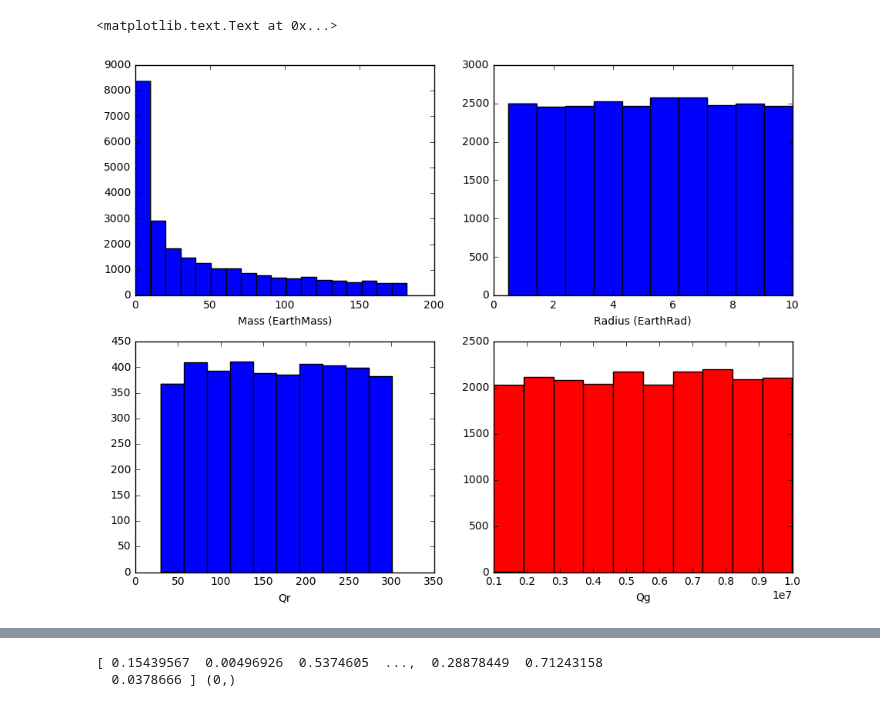
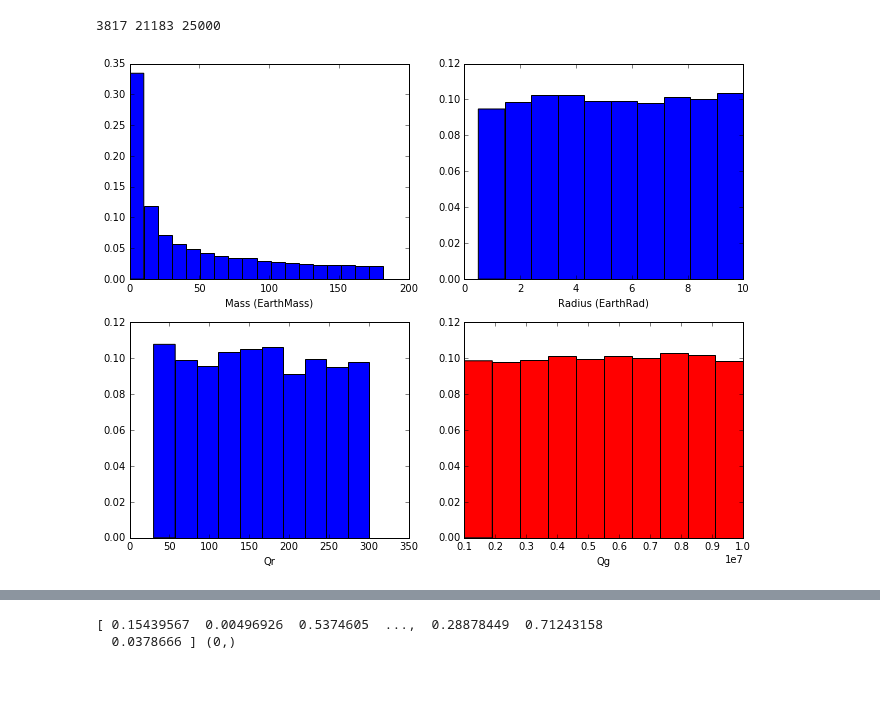
Before and after one commit to dm1681/Merging_Perts, a Jupyter notebook: Research/Merging_Perts/IC_gen.ipynb, the cells around one changed output, grey strips where cells are left out. Saved outputs shown, nothing was run; the diff lists cells and outputs as text; code cells hidden in the pictures; blank space fills up the shorter version.

```diff
--- a/Research/Merging_Perts/IC_gen.ipynb
+++ b/Research/Merging_Perts/IC_gen.ipynb
@@ -103,22 +103,24 @@ print (mass_list,dRadius,Qp,ecc_list,mass_list.shape,dRadius.shape,Qp.shape,ecc_
 # %%
 # now to graph above params in histograms
 fig,ax = plt.subplots(2,2)
 fig.set_size_inches(11,8.5)
 ran = max(mass_list)-min(mass_list)
-ax[0,0].hist(mass_list,bins=18) # 18 bins --> binwidth ~10 earthMass
-ax[0,1].hist(dRadius) # Uniform
+ax[0,0].hist(mass_list,bins=18,weights=np.zeros_like(mass_list)+1./mass_list.size) # 18 bins --> binwidth ~10 earthMass
+ax[0,1].hist(dRadius,weights=np.zeros_like(dRadius.value)+1./dRadius.size) # Uniform
 q_lower = np.where(Qp<=301)
 q_upper = np.where(Qp>301)
-ax[1,0].hist(Qp[q_lower])
-ax[1,1].hist(Qp[q_upper],color='r')
+ax[1,0].hist(Qp[q_lower],weights=np.zeros_like(Qp[q_lower])+1./Qp[q_lower].size)
+ax[1,1].hist(Qp[q_upper],weights=np.zeros_like(Qp[q_upper])+1./Qp[q_upper].size,color='r')
 
 ax[0,0].set_xlabel('Mass (EarthMass)')
 ax[0,1].set_xlabel('Radius (EarthRad)')
 ax[1,0].set_xlabel('Qr')
 ax[1,1].set_xlabel('Qg')
+
+print(Qp[q_lower].size,Qp[q_upper].size,Qp[q_lower].size + Qp[q_upper].size)
 # %% [output]
-<matplotlib.text.Text at 0x...>
+3817 21183 25000
-[figure, old version]
+[figure, new version]
 # %%
 # Parameters still need to do, by file
 # b.in
```
Also changed, not shown: parts of 2 cells of this notebook.
